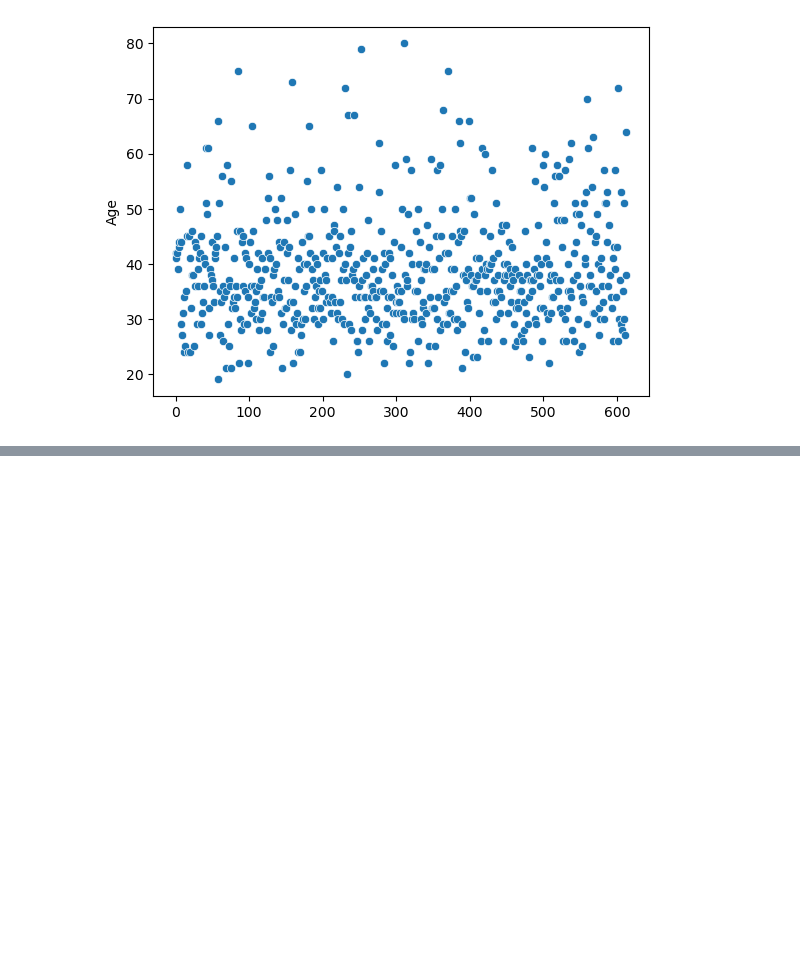
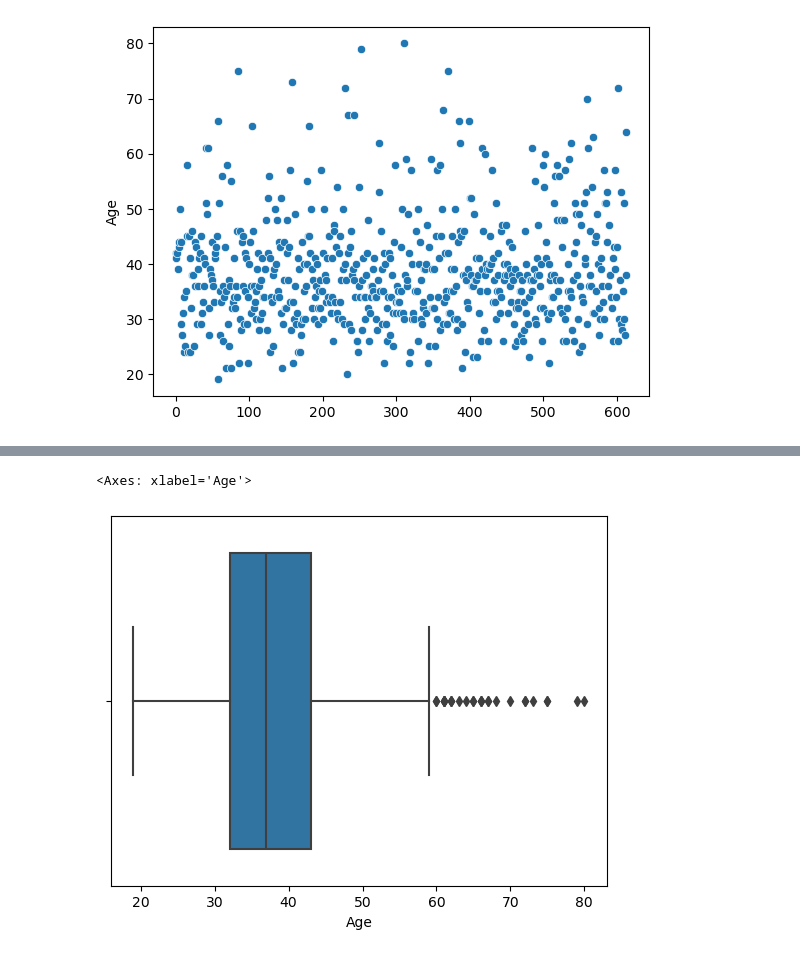
Before and after one commit to SHIVRAJSHINDE/XL, a Jupyter notebook: xl_Session03/EDA working.ipynb, the cells around one changed output, grey strips where cells are left out. Cells and saved outputs as stored; diff of their text form; code cells hidden in the pictures; blank space fills up the shorter version.

```diff
--- a/xl_Session03/EDA working.ipynb
+++ b/xl_Session03/EDA working.ipynb
@@ -759,3 +858,8 @@ for i in enumerate(NumericalFeatures):
+# %%
+sns.boxplot(x=df['Age'])
+# %% [output]
+<Axes: xlabel='Age'>
+[figure, added]
 # %%
 plt.figure(figsize=(5,5))
 for i in enumerate(NumericalFeatures):
```
Also changed, not shown: parts of 32 cells of this notebook, 2 other files.
